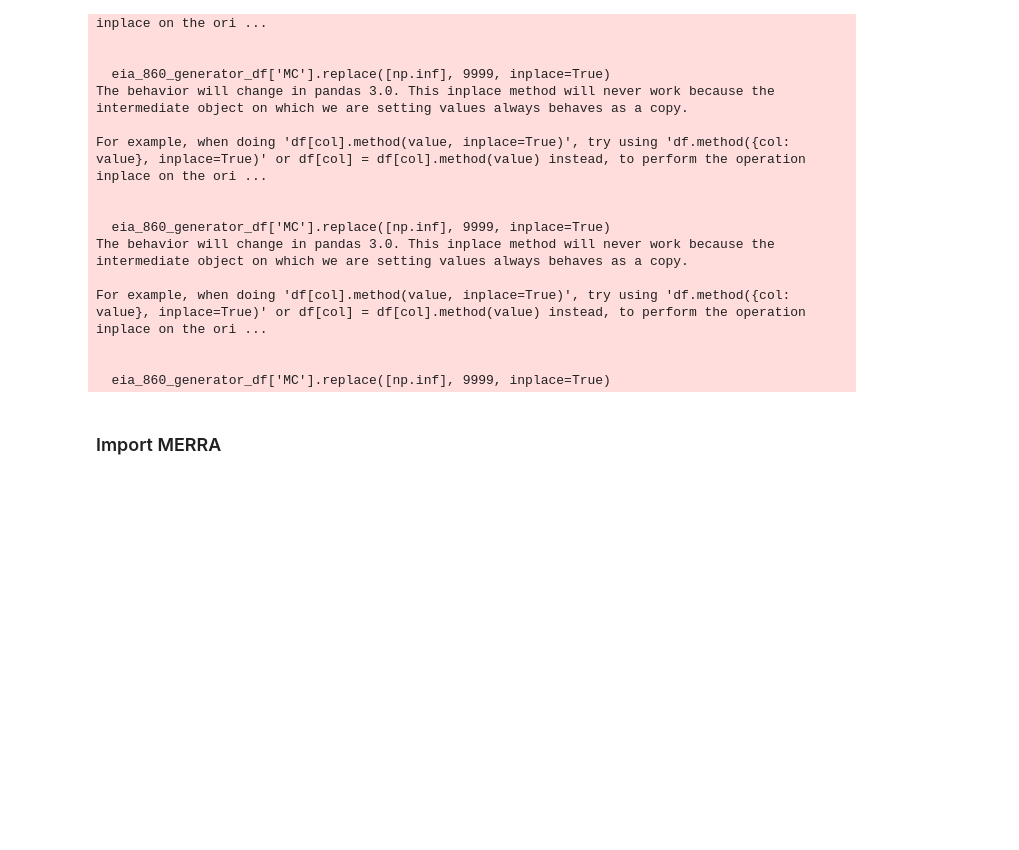
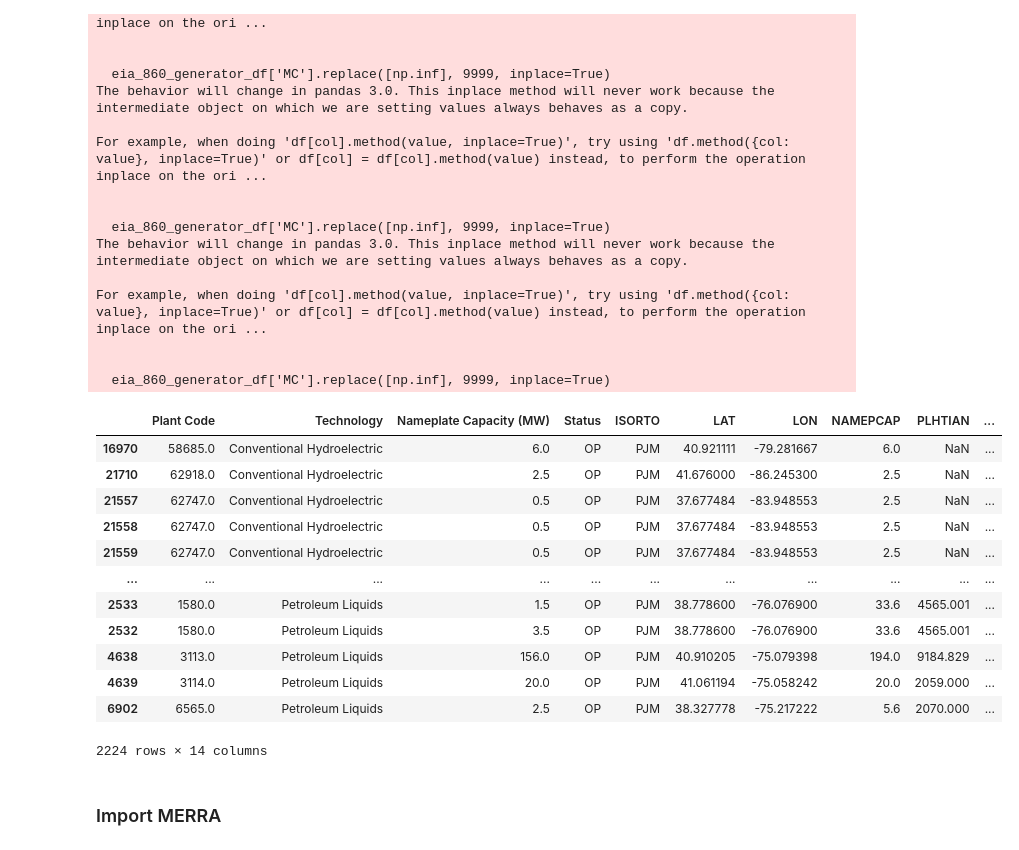
Before and after one commit to ijbd/assetra, a Jupyter notebook: examples/pjm_2023_test/pjm_test_preprocessing.ipynb, the cells around one changed output. Drawn from its saved outputs; the diff is of its cells as text; code cells hidden in the pictures; blank space fills up the shorter version.

```diff
--- a/examples/pjm_2023_test/pjm_test_preprocessing.ipynb
+++ b/examples/pjm_2023_test/pjm_test_preprocessing.ipynb
@@ -406,6 +407,22 @@ eia_860_storage_generators = pd.read_csv(data_folder / "eia_860_storage_generato
 # %%
 #remove nan values from MC column
 eia_860_thermal_generators = eia_860_thermal_generators.dropna(subset=['MC'])
+# %%
+eia_860_thermal_generators
+# %% [output]
+|  | Plant Code | Technology | Nameplate Capacity (MW) | Status | ISORTO | LAT | LON | NAMEPCAP | PLHTIAN | ... |
+| 16970 | 58685.0 | Conventional Hydroelectric | 6.0 | OP | PJM | 40.921111 | -79.281667 | 6.0 | NaN | ... |
+| 21710 | 62918.0 | Conventional Hydroelectric | 2.5 | OP | PJM | 41.676000 | -86.245300 | 2.5 | NaN | ... |
+| 21557 | 62747.0 | Conventional Hydroelectric | 0.5 | OP | PJM | 37.677484 | -83.948553 | 2.5 | NaN | ... |
+| 21558 | 62747.0 | Conventional Hydroelectric | 0.5 | OP | PJM | 37.677484 | -83.948553 | 2.5 | NaN | ... |
+| 21559 | 62747.0 | Conventional Hydroelectric | 0.5 | OP | PJM | 37.677484 | -83.948553 | 2.5 | NaN | ... |
+| ... | ... | ... | ... | ... | ... | ... | ... | ... | ... | ... |
+| 2533 | 1580.0 | Petroleum Liquids | 1.5 | OP | PJM | 38.778600 | -76.076900 | 33.6 | 4565.001 | ... |
+| 2532 | 1580.0 | Petroleum Liquids | 3.5 | OP | PJM | 38.778600 | -76.076900 | 33.6 | 4565.001 | ... |
+| 4638 | 3113.0 | Petroleum Liquids | 156.0 | OP | PJM | 40.910205 | -75.079398 | 194.0 | 9184.829 | ... |
+| 4639 | 3114.0 | Petroleum Liquids | 20.0 | OP | PJM | 41.061194 | -75.058242 | 20.0 | 2059.000 | ... |
+| 6902 | 6565.0 | Petroleum Liquids | 2.5 | OP | PJM | 38.327778 | -75.217222 | 5.6 | 2070.000 | ... |
+2224 rows × 14 columns
 # %% [markdown]
 ### Import MERRA
 # %%
```
Also changed, not shown: parts of 10 cells of this notebook.
